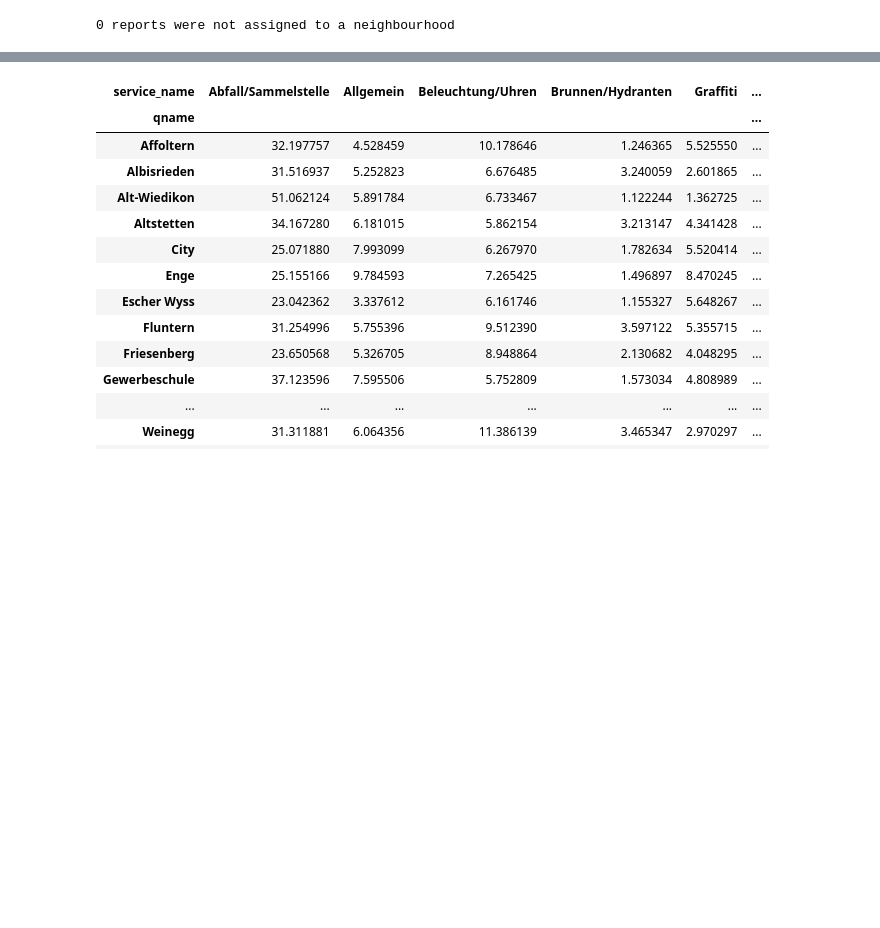
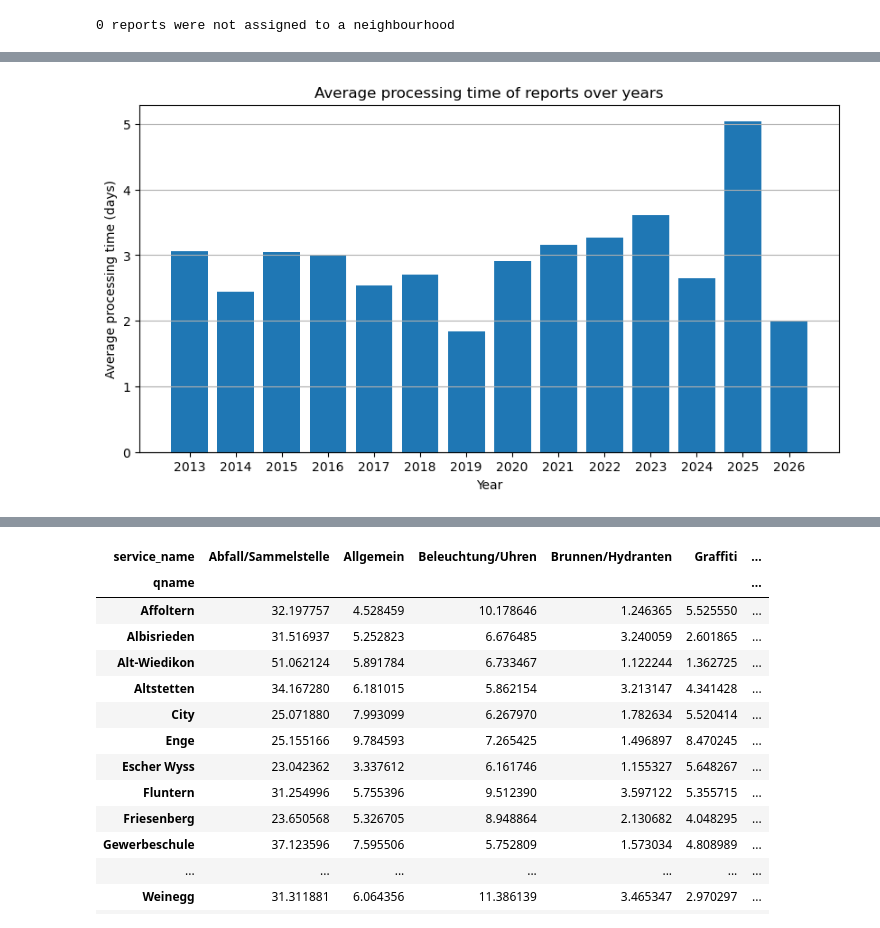
Before and after one commit to lukasgoetz-debug/sds210-project-lukas-goetz, a Jupyter notebook: notebooks/sds_proj_analysis.ipynb, the cells around one changed output, grey strips where cells are left out. Saved outputs shown, nothing was run; the diff lists cells and outputs as text; code cells hidden in the pictures; blank space fills up the shorter version.

```diff
--- a/notebooks/sds_proj_analysis.ipynb
+++ b/notebooks/sds_proj_analysis.ipynb
@@ -212,7 +335,30 @@ processing_time_year = (
     .sort_values("year", ascending=True)
 )
 
-display(processing_time_year)
+# Plot the the evolution of average processing time with a bar chart
+plt.figure(figsize=(10, 5))
+
+plt.bar(
+    processing_time_year["year"],
+    processing_time_year["avg_processing_days"]
+)
+
+plt.title("Average processing time of reports over years")
+plt.xlabel("Year")
+plt.ylabel("Average processing time (days)")
+
+# every year as tick
+plt.xticks(processing_time_year["year"])
+plt.grid(axis="y")
+
+# save figure to output-folder
+plt.savefig(
+    output_fp / "processing_by_year.png",
+    dpi=300,
+    bbox_inches="tight"
+)
+
+plt.show()
 
 # (3.2) Count the average processing duration per neighbourhood
 processing_time_by_quartier = (
@@ -223,5 +369,62 @@ processing_time_by_quartier = (
     .sort_values("avg_processing_days", ascending=True)
 )
 
-display(processing_time_by_quartier)
+# Merge to quartier_analysis to map on the neighbourhod polygons
+quartier_analysis = quartier_analysis.merge(
+    processing_time_by_quartier,
+    on="qname",
+    how="left"
+)
+
+# plot report length as choropleths of neighbourhoods
+fig, ax = plt.subplots(figsize=(12, 12))
+
+# use same colormap
+cmap = "OrRd"
+
+quartier_analysis.plot(
+    column="avg_processing_days",
+    cmap=cmap,
+    legend=True,
+    edgecolor="black",
+    linewidth=0.5,
+    ax=ax
+)
+
+ax.set_title(
+    "Average processing duration of reports by neighbourhood",
+    fontsize=12,
+    fontweight="bold"
+)
+ax.axis("off")
+
+# add neighbourhood labels from label points layer
+for idx, row in quartiere_labels_gdf.iterrows():
+    x = row.geometry.x
+    y = row.geometry.y
+
+    # manual adjustments of two overlapping labels in the centre
+    if row["name"] == "Lindenhof":
+        y += 100
+
+    if row["name"] == "Rathaus":
+        y -= 200
+
+    ax.text(
+        x,
+        y,
+        row["name"],
+        fontsize=7,
+        ha="center",
+        va="center"
+    )
+
+# save figure to output-folder
+plt.savefig(
+    output_fp / "choropleth_processing_days.png",
+    dpi=300,
+    bbox_inches="tight"
+)
+
+plt.show()
 # %% [output]
@@ -259,0 +431 @@ display(processing_time_by_quartier)
+[figure, added]
```
Also changed, not shown: parts of 7 cells of this notebook, 2 other files.
